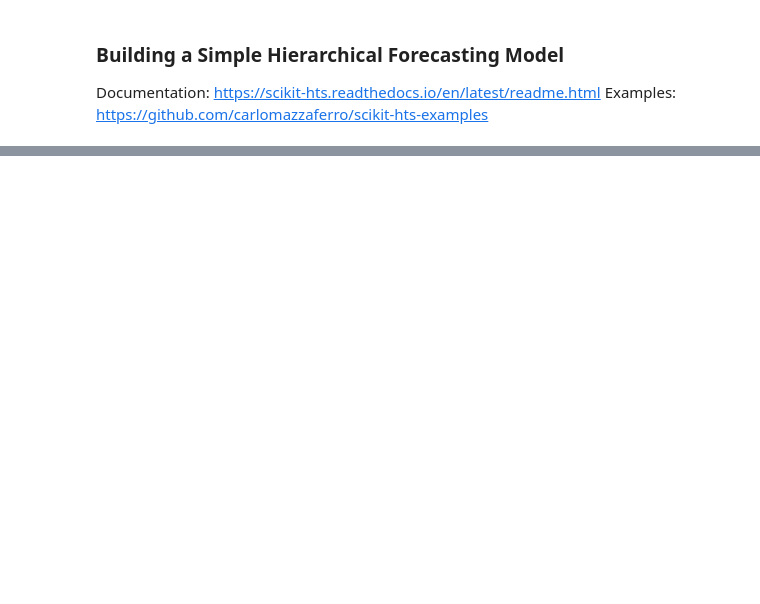
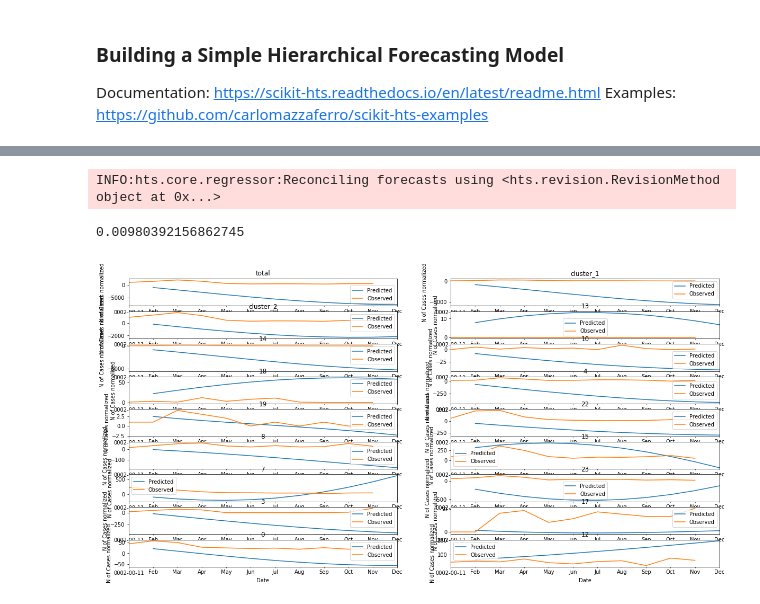
Before and after one commit to amirgamil/Meningitis-Analysis, a Jupyter notebook: Code/Hierarchical Forecasting.ipynb, the cells around one changed output, grey strips where cells are left out. Saved outputs shown, nothing was run; the diff lists cells and outputs as text; code cells hidden in the pictures; blank space fills up the shorter version.

Commit message:
built a simple hierarchical forecasting model

```diff
--- a/Code/Hierarchical Forecasting.ipynb
+++ b/Code/Hierarchical Forecasting.ipynb
@@ -295,0 +314,12 @@ TypeError: can only concatenate list (not "NoneType") to list
+# %%
+#TODO: figure out how to automatically generate this disctionary for different max_distances used for the dendrogram
+nodes = {"total": ["cluster_1", "cluster_2"],
+        "cluster_1": ["13", "14", "10", "18", "4", "19"],
+        "cluster_2": ["22", "8", "15", "7", "23", "3", "17", "0", "12", "1", "5"]}
+
+#hts requires each of the nodes in the tree to be added as a column in pandas dataframe. Thus, we require a df with
+# columns: date total cluster_1 cluster_2 13 14 10 18 4 19 22 8 15 7 23 3 17 0 12 1 5
+
+tree = HierarchyTree.from_nodes(nodes, hts_dataframe, root="total")
+print(tree)
+print(hts_dataframe.head())
@@ -295,0 +344,4 @@ TypeError: can only concatenate list (not "NoneType") to list
+# %%
+#create a simple auto-arima model and fit it to the data
+clf = HTSRegressor(model='prophet', revision_method='OLS', n_jobs=0)
+model = clf.fit(hts_dataframe_train, nodes)
@@ -295,0 +366,32 @@ TypeError: can only concatenate list (not "NoneType") to list
+# %%
+#predict 12 steps ahead on test data
+predicted_autoarima = model.predict(steps_ahead=12)
+# %% [output]
+INFO:hts.core.regressor:Reconciling forecasts using <hts.revision.RevisionMethod object at 0x...>
+# %%
+predictions = predicted_autoarima[-11:]
+
+fig, axes = plt.subplots(9, 2, figsize=(20, 10))
+
+def check_accuracy(predictions):
+    percentage_difference = abs((hts_dataframe_test - predictions)/hts_dataframe_test)
+    print((percentage_difference<0.2).sum().sum()/(12*17))
+
+def plot_results(cols, axes, preds):
+    axes = np.hstack(axes)
+    for ax, col in zip(axes, cols):
+        predictions[col].plot(ax=ax, label="Predicted")
+        hts_dataframe_test[col].plot(ax=ax, label="Observed")
+
+        ax.legend()
+        ax.set_title(col)
+        ax.set_xlabel("Date")
+        ax.set_ylabel("N of Cases normalized")
+        ax.xaxis.set_major_formatter(DateFormatter('%Y-%M-%d'))
+
+plot_results(list(hts_dataframe), axes, predictions)
+
+check_accuracy(predictions)
+# %% [output]
+0.00980392156862745
+[figure, added]
```
Also changed, not shown: parts of 9 cells of this notebook, 1 other file.
